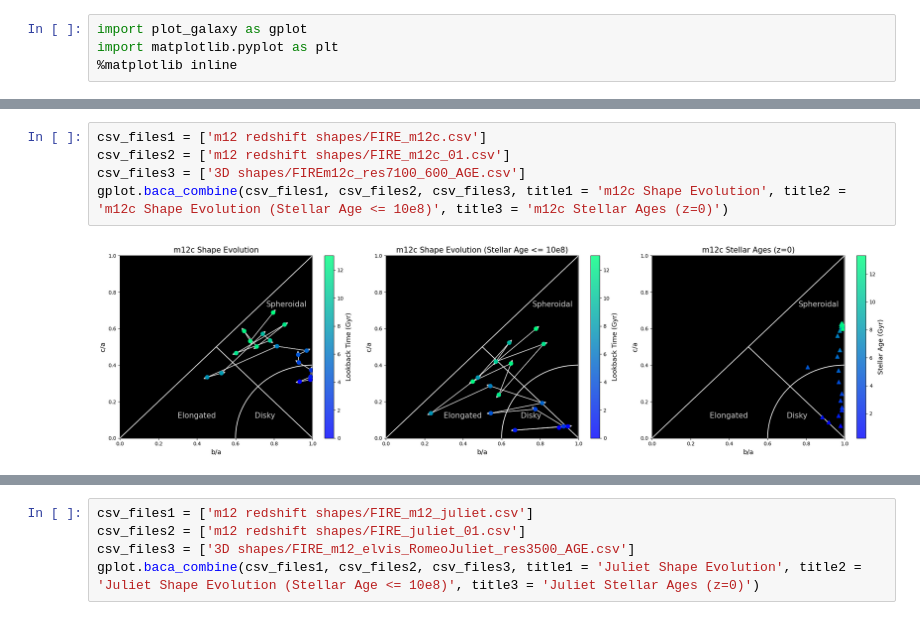
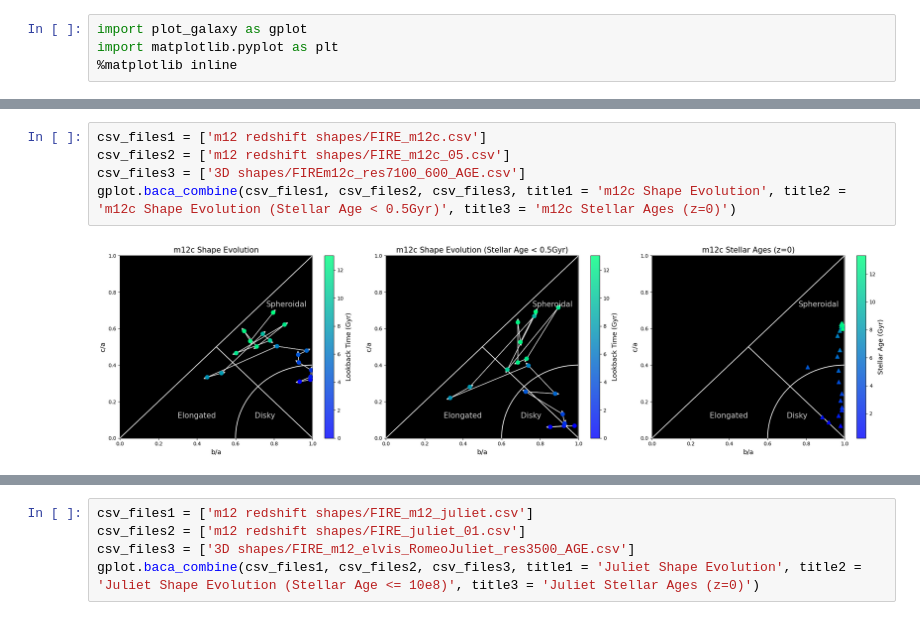
Before and after one commit to Solaceonx/FIRE-Geometry, a Jupyter notebook: figures.ipynb, the cells around one changed output, grey strips where cells are left out. Saved outputs shown, nothing was run; the diff lists cells and outputs as text.

```diff
--- a/figures.ipynb
+++ b/figures.ipynb
@@ -19,7 +12,7 @@ gplot.baca_combine(csv_files1, csv_files2, csv_files3, title1 = 'm12b Shape Evol
 # %%
 csv_files1 = ['m12 redshift shapes/FIRE_m12c.csv']
-csv_files2 = ['m12 redshift shapes/FIRE_m12c_01.csv']
+csv_files2 = ['m12 redshift shapes/FIRE_m12c_05.csv']
 csv_files3 = ['3D shapes/FIREm12c_res7100_600_AGE.csv']
-gplot.baca_combine(csv_files1, csv_files2, csv_files3, title1 = 'm12c Shape Evolution', title2 = 'm12c Shape Evolution (Stellar Age <= 10e8)', title3 = 'm12c Stellar Ages (z=0)')
+gplot.baca_combine(csv_files1, csv_files2, csv_files3, title1 = 'm12c Shape Evolution', title2 = 'm12c Shape Evolution (Stellar Age < 0.5Gyr)', title3 = 'm12c Stellar Ages (z=0)')
 # %% [output]
-[figure, old version]
+[figure, new version]
```
Also changed, not shown: parts of 7 cells of this notebook, 44 other files.
